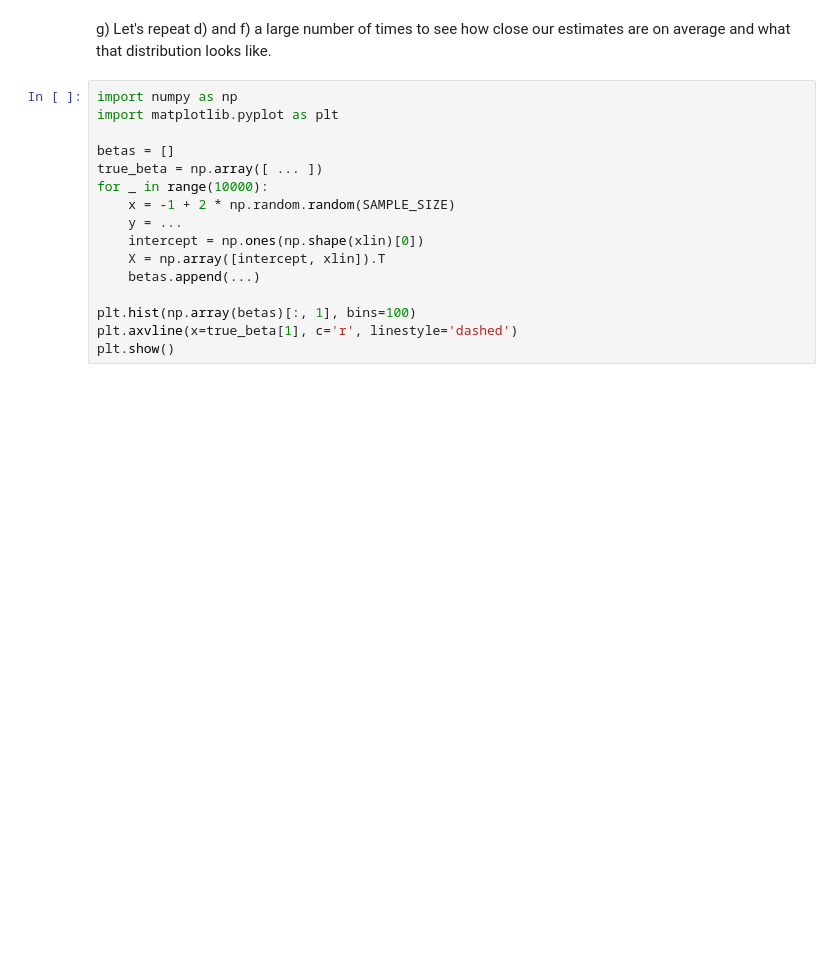
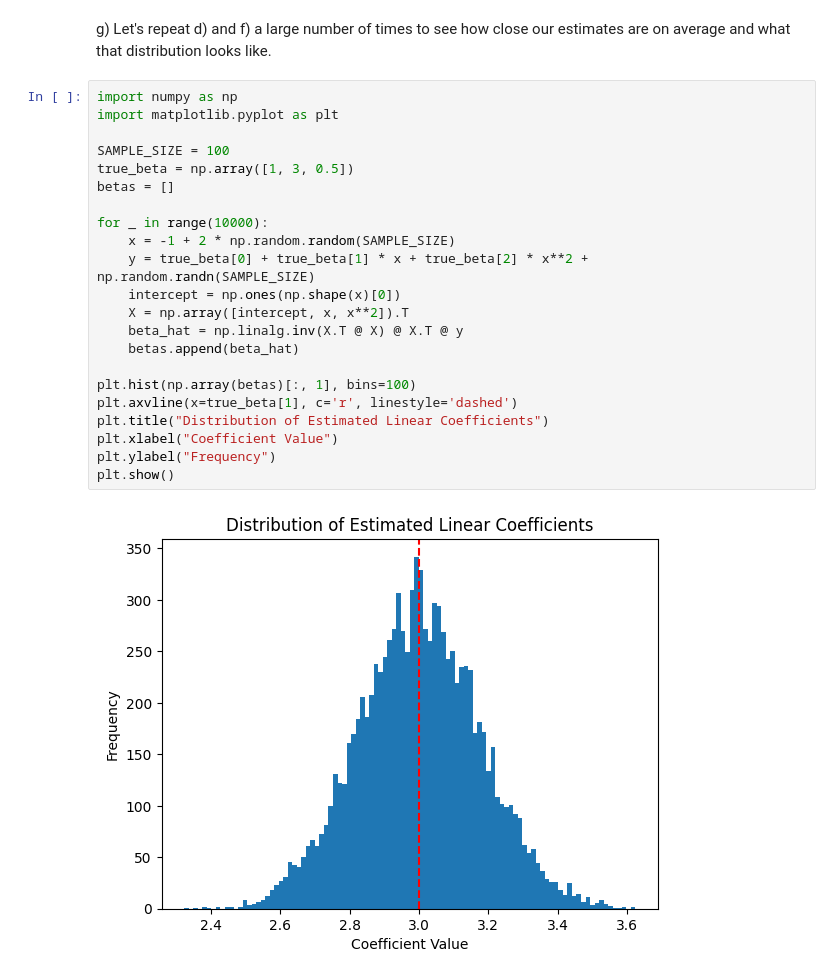
Before and after one commit to ioshuoyuhao/Data-Science-Fundamentals, a Jupyter notebook: lecture_18/worksheet_18.ipynb, the cells around one changed output. Saved outputs shown, nothing was run; the diff lists cells and outputs as text; blank space fills up the shorter version.

```diff
--- a/lecture_18/worksheet_18.ipynb
+++ b/lecture_18/worksheet_18.ipynb
@@ -59,16 +107,24 @@ g) Let's repeat d) and f) a large number of times to see how close our estimates
 # %%
 import numpy as np
 import matplotlib.pyplot as plt
 
+SAMPLE_SIZE = 100
+true_beta = np.array([1, 3, 0.5])
 betas = []
-true_beta = np.array([ ... ])
+
 for _ in range(10000):
     x = -1 + 2 * np.random.random(SAMPLE_SIZE)
-    y = ...
-    intercept = np.ones(np.shape(xlin)[0])
-    X = np.array([intercept, xlin]).T
-    betas.append(...)
+    y = true_beta[0] + true_beta[1] * x + true_beta[2] * x**2 + np.random.randn(SAMPLE_SIZE)
+    intercept = np.ones(np.shape(x)[0])
+    X = np.array([intercept, x, x**2]).T
+    beta_hat = np.linalg.inv(X.T @ X) @ X.T @ y
+    betas.append(beta_hat)
 
 plt.hist(np.array(betas)[:, 1], bins=100)
 plt.axvline(x=true_beta[1], c='r', linestyle='dashed')
+plt.title("Distribution of Estimated Linear Coefficients")
+plt.xlabel("Coefficient Value")
+plt.ylabel("Frequency")
 plt.show()
+# %% [output]
+[figure, added]
```
Also changed, not shown: parts of 6 cells of this notebook.
